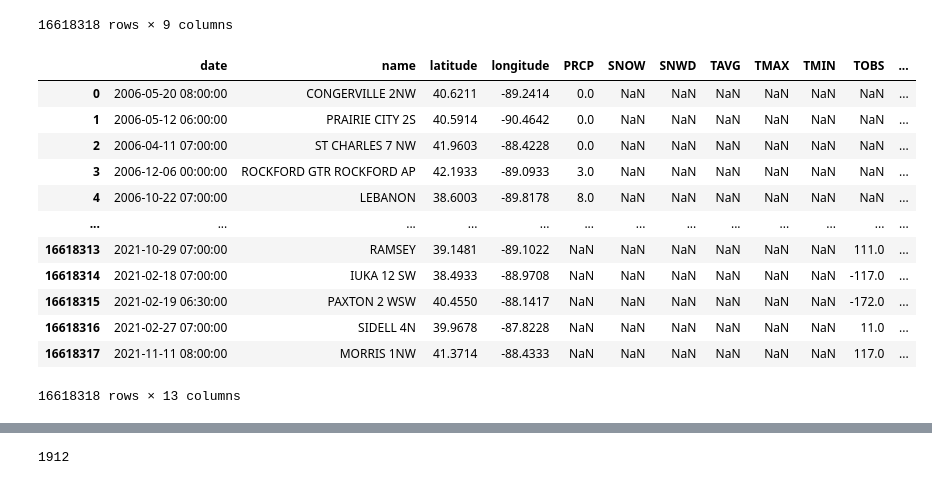
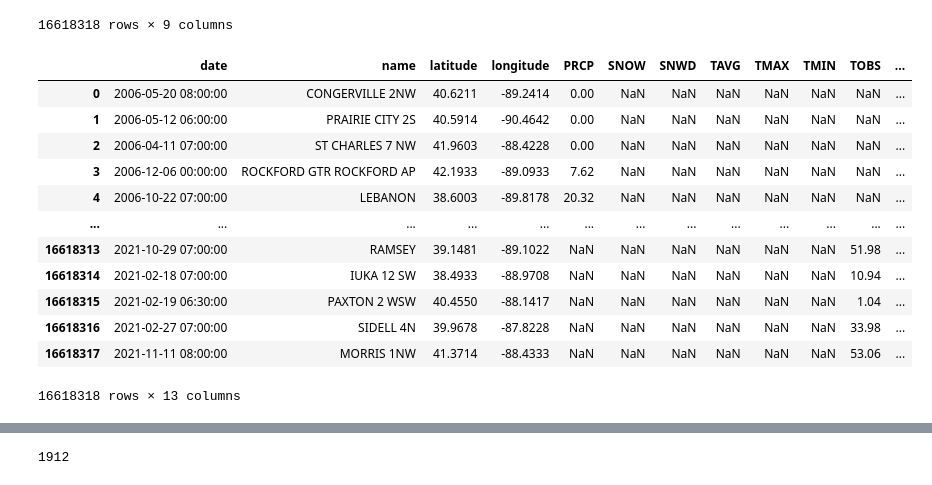
Before and after one commit to hfactor13/IllinoisWeather, a Jupyter notebook: weather_analysis.ipynb, the cells around one changed output, grey strips where cells are left out. Saved outputs shown, nothing was run; the diff lists cells and outputs as text; code cells hidden in the pictures.

```diff
--- a/weather_analysis.ipynb
+++ b/weather_analysis.ipynb
@@ -77,20 +77,27 @@ raw_weather_data_pivot
 # %%
 transformed_data = pd.concat([raw_weather_data, raw_weather_data_pivot], axis = 1) # combine the newly generated columns with the existing dataframe
 transformed_data.drop(columns = ["element", "value"], inplace = True) # drop the element and value columns
+transformed_data["TMIN"] = 9/5 * (transformed_data["TMIN"] / 10) + 32 # converting from tenths of a degree Celsius to Fahrenheit
+transformed_data["TMAX"] = 9/5 * (transformed_data["TMAX"] / 10) + 32
+transformed_data["TAVG"] = 9/5 * (transformed_data["TAVG"] / 10) + 32
+transformed_data["TOBS"] = 9/5 * (transformed_data["TOBS"] / 10) + 32
+transformed_data["PRCP"] = transformed_data["PRCP"] / 10 * 25.4 # converting tenths of a millimeter to inches
+transformed_data["SNOW"] = transformed_data["SNOW"] * 25.4 # converting millimeters to inches
+transformed_data["SNWD"] = transformed_data["SNWD"] * 25.4
 transformed_data
 # %% [output]
 |  | date | name | latitude | longitude | PRCP | SNOW | SNWD | TAVG | TMAX | TMIN | TOBS | ... |
-| 0 | 2006-05-20 08:00:00 | CONGERVILLE 2NW | 40.6211 | -89.2414 | 0.0 | NaN | NaN | NaN | NaN | NaN | NaN | ... |
-| 1 | 2006-05-12 06:00:00 | PRAIRIE CITY 2S | 40.5914 | -90.4642 | 0.0 | NaN | NaN | NaN | NaN | NaN | NaN | ... |
-| 2 | 2006-04-11 07:00:00 | ST CHARLES 7 NW | 41.9603 | -88.4228 | 0.0 | NaN | NaN | NaN | NaN | NaN | NaN | ... |
-| 3 | 2006-12-06 00:00:00 | ROCKFORD GTR ROCKFORD AP | 42.1933 | -89.0933 | 3.0 | NaN | NaN | NaN | NaN | NaN | NaN | ... |
-| 4 | 2006-10-22 07:00:00 | LEBANON | 38.6003 | -89.8178 | 8.0 | NaN | NaN | NaN | NaN | NaN | NaN | ... |
+| 0 | 2006-05-20 08:00:00 | CONGERVILLE 2NW | 40.6211 | -89.2414 | 0.00 | NaN | NaN | NaN | NaN | NaN | NaN | ... |
+| 1 | 2006-05-12 06:00:00 | PRAIRIE CITY 2S | 40.5914 | -90.4642 | 0.00 | NaN | NaN | NaN | NaN | NaN | NaN | ... |
+| 2 | 2006-04-11 07:00:00 | ST CHARLES 7 NW | 41.9603 | -88.4228 | 0.00 | NaN | NaN | NaN | NaN | NaN | NaN | ... |
+| 3 | 2006-12-06 00:00:00 | ROCKFORD GTR ROCKFORD AP | 42.1933 | -89.0933 | 7.62 | NaN | NaN | NaN | NaN | NaN | NaN | ... |
+| 4 | 2006-10-22 07:00:00 | LEBANON | 38.6003 | -89.8178 | 20.32 | NaN | NaN | NaN | NaN | NaN | NaN | ... |
 | ... | ... | ... | ... | ... | ... | ... | ... | ... | ... | ... | ... | ... |
-| 16618313 | 2021-10-29 07:00:00 | RAMSEY | 39.1481 | -89.1022 | NaN | NaN | NaN | NaN | NaN | NaN | 111.0 | ... |
-| 16618314 | 2021-02-18 07:00:00 | IUKA 12 SW | 38.4933 | -88.9708 | NaN | NaN | NaN | NaN | NaN | NaN | -117.0 | ... |
-| 16618315 | 2021-02-19 06:30:00 | PAXTON 2 WSW | 40.4550 | -88.1417 | NaN | NaN | NaN | NaN | NaN | NaN | -172.0 | ... |
-| 16618316 | 2021-02-27 07:00:00 | SIDELL 4N | 39.9678 | -87.8228 | NaN | NaN | NaN | NaN | NaN | NaN | 11.0 | ... |
-| 16618317 | 2021-11-11 08:00:00 | MORRIS 1NW | 41.3714 | -88.4333 | NaN | NaN | NaN | NaN | NaN | NaN | 117.0 | ... |
+| 16618313 | 2021-10-29 07:00:00 | RAMSEY | 39.1481 | -89.1022 | NaN | NaN | NaN | NaN | NaN | NaN | 51.98 | ... |
+| 16618314 | 2021-02-18 07:00:00 | IUKA 12 SW | 38.4933 | -88.9708 | NaN | NaN | NaN | NaN | NaN | NaN | 10.94 | ... |
+| 16618315 | 2021-02-19 06:30:00 | PAXTON 2 WSW | 40.4550 | -88.1417 | NaN | NaN | NaN | NaN | NaN | NaN | 1.04 | ... |
+| 16618316 | 2021-02-27 07:00:00 | SIDELL 4N | 39.9678 | -87.8228 | NaN | NaN | NaN | NaN | NaN | NaN | 33.98 | ... |
+| 16618317 | 2021-11-11 08:00:00 | MORRIS 1NW | 41.3714 | -88.4333 | NaN | NaN | NaN | NaN | NaN | NaN | 53.06 | ... |
 16618318 rows × 13 columns
 # %%
 # This code plots the minimum, maximum, average, and observed temperatures
```
Also changed, not shown: parts of 1 cell of this notebook.
